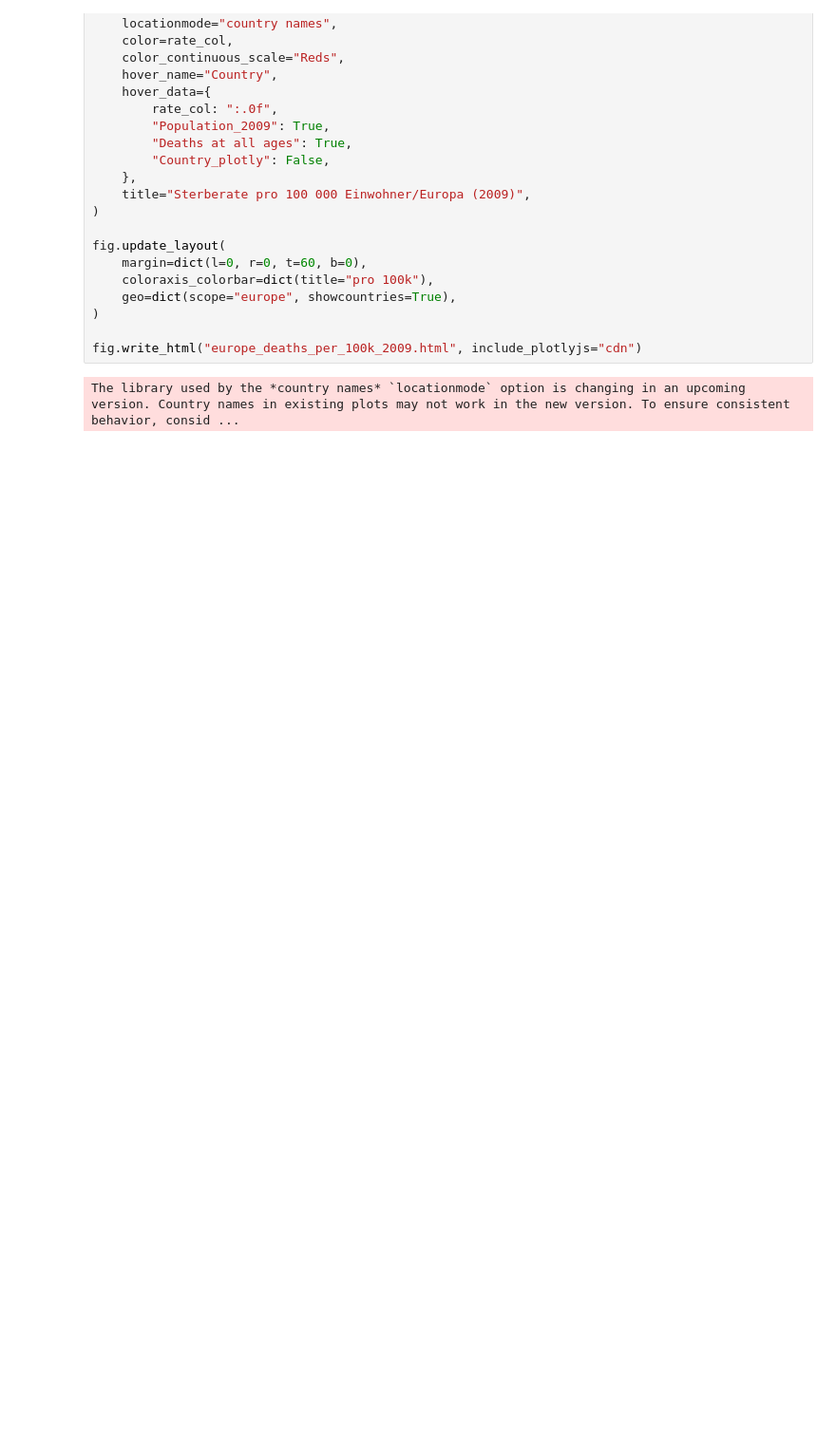
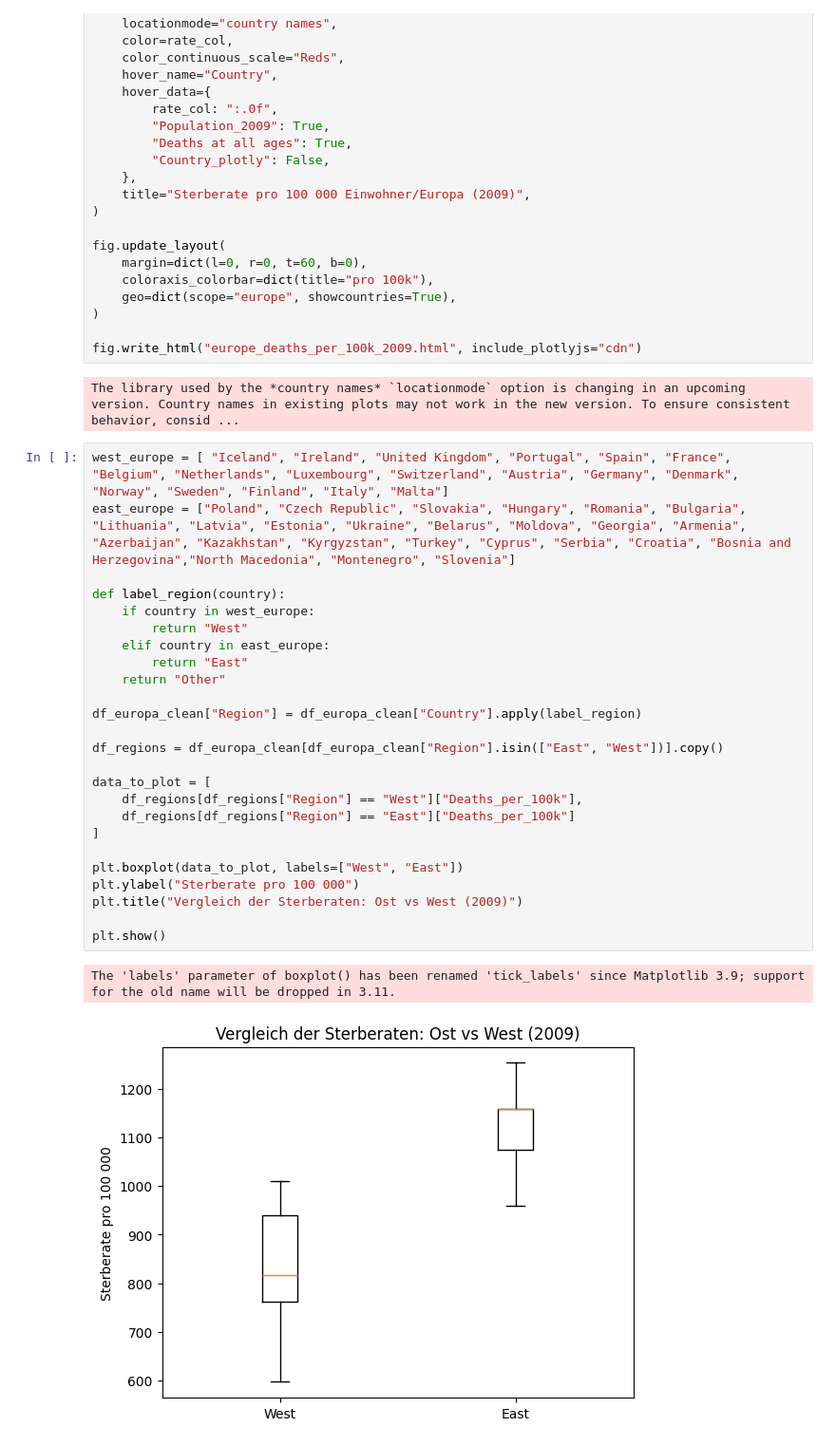
Before and after one commit to ihringerlinus/WHO_Mortality_Database, a Jupyter notebook: TheseNevio.ipynb, the cells around one changed output. Shown at 95% size. Drawn from its saved outputs; the diff is of its cells as text; blank space fills up the shorter version.

```diff
--- a/TheseNevio.ipynb
+++ b/TheseNevio.ipynb
@@ -197,3 +201,31 @@ fig.update_layout(
 fig.write_html("europe_deaths_per_100k_2009.html", include_plotlyjs="cdn")
 # %% [output]
 The library used by the *country names* `locationmode` option is changing in an upcoming version. Country names in existing plots may not work in the new version. To ensure consistent behavior, consid ...
+# %%
+west_europe = [ "Iceland", "Ireland", "United Kingdom", "Portugal", "Spain", "France", "Belgium", "Netherlands", "Luxembourg", "Switzerland", "Austria", "Germany", "Denmark", "Norway", "Sweden", "Finland", "Italy", "Malta"]
+east_europe = ["Poland", "Czech Republic", "Slovakia", "Hungary", "Romania", "Bulgaria", "Lithuania", "Latvia", "Estonia", "Ukraine", "Belarus", "Moldova", "Georgia", "Armenia", "Azerbaijan", "Kazakhstan", "Kyrgyzstan", "Turkey", "Cyprus", "Serbia", "Croatia", "Bosnia and Herzegovina","North Macedonia", "Montenegro", "Slovenia"]
+
+def label_region(country):
+    if country in west_europe:
+        return "West"
+    elif country in east_europe:
+        return "East"
+    return "Other"
+
+df_europa_clean["Region"] = df_europa_clean["Country"].apply(label_region)
+
+df_regions = df_europa_clean[df_europa_clean["Region"].isin(["East", "West"])].copy()
+
+data_to_plot = [
+    df_regions[df_regions["Region"] == "West"]["Deaths_per_100k"],
+    df_regions[df_regions["Region"] == "East"]["Deaths_per_100k"]
+]
+
+plt.boxplot(data_to_plot, labels=["West", "East"])
+plt.ylabel("Sterberate pro 100 000")
+plt.title("Vergleich der Sterberaten: Ost vs West (2009)")
+
+plt.show()
+# %% [output]
+The 'labels' parameter of boxplot() has been renamed 'tick_labels' since Matplotlib 3.9; support for the old name will be dropped in 3.11.
+[figure, added]
```
Also changed, not shown: parts of 4 cells of this notebook.
